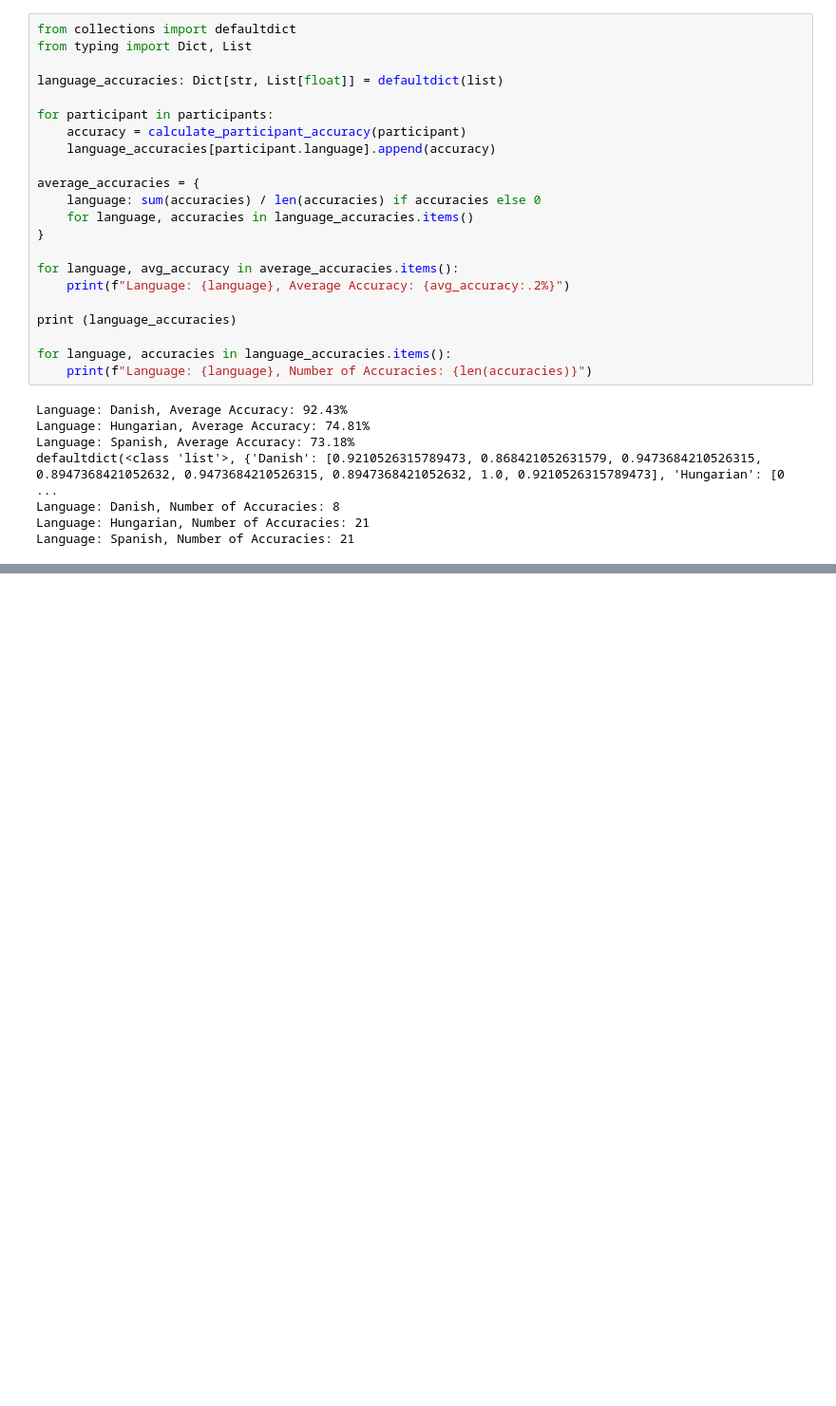
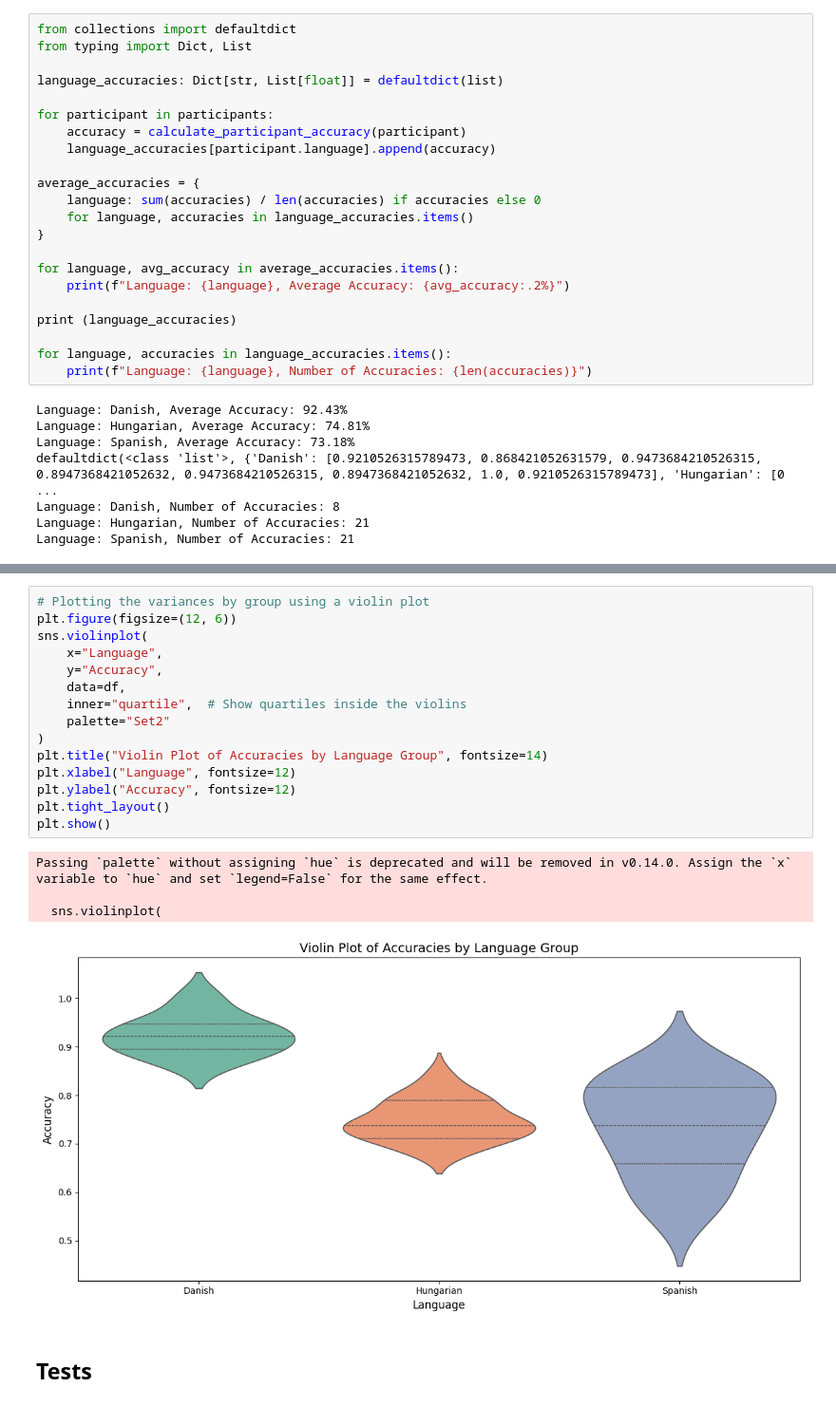
Before and after one commit to GyongyosiMark/ECS-experiment, a Jupyter notebook: data_processing.ipynb, the cells around one changed output, grey strips where cells are left out. Shown at 95% size. Saved outputs shown, nothing was run; the diff lists cells and outputs as text; blank space fills up the shorter version.

Commit message:
Updates with statistical tests

```diff
--- a/data_processing.ipynb
+++ b/data_processing.ipynb
@@ -418,0 +342,22 @@ for idx, (language, color) in enumerate(zip(language_accuracies.keys(), palette)
+# %%
+# Plotting the variances by group using a violin plot
+plt.figure(figsize=(12, 6))
+sns.violinplot(
+    x="Language",
+    y="Accuracy",
+    data=df,
+    inner="quartile",  # Show quartiles inside the violins
+    palette="Set2"
+)
+plt.title("Violin Plot of Accuracies by Language Group", fontsize=14)
+plt.xlabel("Language", fontsize=12)
+plt.ylabel("Accuracy", fontsize=12)
+plt.tight_layout()
+plt.show()
+# %% [output]
+Passing `palette` without assigning `hue` is deprecated and will be removed in v0.14.0. Assign the `x` variable to `hue` and set `legend=False` for the same effect.
+
+  sns.violinplot(
+[figure, added]
+# %% [markdown]
+## Tests
```
Also changed, not shown: parts of 15 cells of this notebook.
